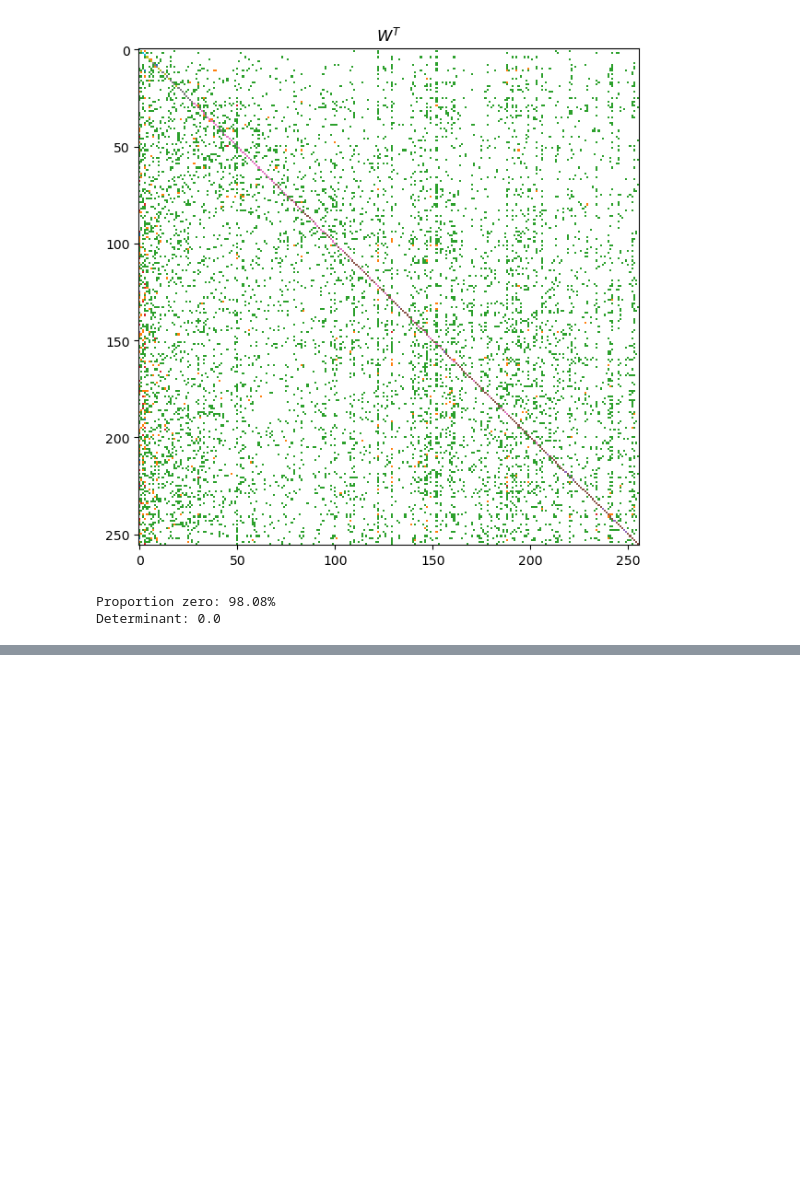
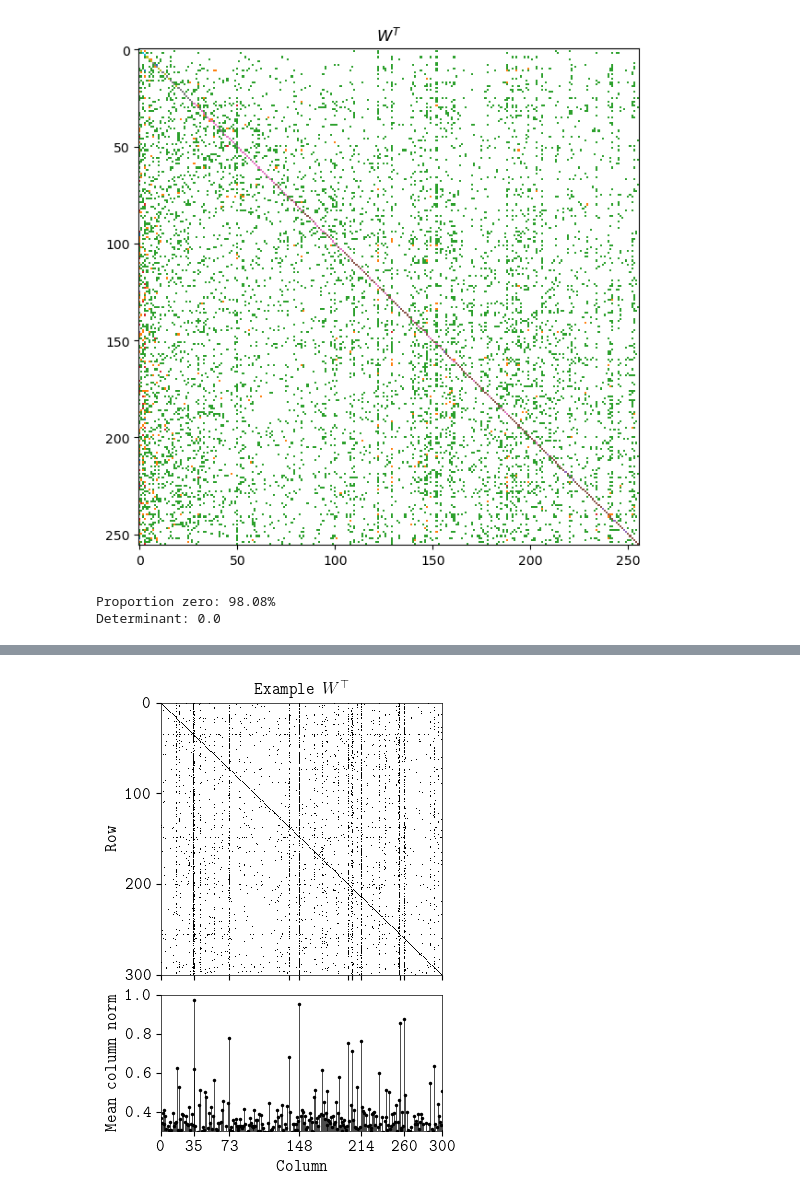
Before and after one commit to kamperh/linearvc, a Jupyter notebook: doc/analysis_matrices.ipynb, the cells around one changed output, grey strips where cells are left out. Cells and saved outputs as stored; diff of their text form; code cells hidden in the pictures; blank space fills up the shorter version.

```diff
--- a/doc/analysis_matrices.ipynb
+++ b/doc/analysis_matrices.ipynb
@@ -387,0 +491,68 @@ Determinant: 0.0
+# %%
+# Figure for paper
+columnwidth_in = 3.1614172222244096844*0.75
+columnwidth_in = columnwidth_in * 12 / 8  # 12pt font here should appear as 8pt
+
+plt.rcParams.update(
+    {
+        "figure.subplot.bottom": 0.09,
+        "figure.subplot.left": 0.16,
+        "figure.subplot.right": 0.95,
+        "figure.subplot.top": 0.95,
+        "font.family": "monospace",
+        "font.serif": "Computer Modern Roman",
+        "font.sans-serif": "Computer Modern Sans serif",
+        "font.size": 12,
+        "legend.fontsize": "medium",
+        "text.usetex": True,
+        "axes.titlesize": "medium",
+        "axes.linewidth": 0.5,
+        "lines.linewidth": 1,
+        "lines.markersize": 5,
+        "lines.markeredgewidth": 0,
+        "savefig.transparent": True,
+    }
+)
+
+fig, ax = plt.subplots(
+    2, 1, figsize=(columnwidth_in, columnwidth_in * 1.4), gridspec_kw={'height_ratios': [2, 1]}
+)
+
+matrix = projmats["1272-1462"].copy()
+matrix[np.abs(matrix) < 1e-4] = 0.0
+matrix[np.abs(matrix) > 1e-4] = 1.0
+ax[0].imshow(matrix.T, cmap="binary", aspect="auto", interpolation="none")
+
+ax[0].set_xticks([0, 35, 137, 73, 148, 200, 204, 214, 255, 260, 300])
+ax[0].tick_params(labelbottom=False)
+# ax[0].set_xticks([0, 35, 100, 148, 200, 260, 300, 400, 500])
+ax[0].set_yticks([0, 100, 200, 300, 400, 500])
+ax[0].set_xlim([0, 300])
+ax[0].set_ylim([300, 0])
+ax[0].set_ylabel("Row")
+ax[0].set_title(r"Example $W^\top$")
+
+from matplotlib.ticker import FormatStrFormatter
+ax[0].xaxis.set_major_formatter(FormatStrFormatter("%d"))
+ax[0].yaxis.set_major_formatter(FormatStrFormatter("%d"))
+
+
+markerline, stemlines, baseline = ax[1].stem(
+    np.arange(len(norms)), norms, markerfmt=".", linefmt="k-", basefmt=" "
+)
+plt.setp(stemlines, 'linewidth', 0.5)
+
+ax[1].set_xticks([0, 35, 73, 148, 214, 260, 300])
+ax[1].set_xlim([0, 300])
+ax[1].set_ylim([0.3, 1.0])
+ax[1].set_xlabel("Column")
+ax[1].set_ylabel("Mean column norm")
+
+ax[1].xaxis.set_major_formatter(FormatStrFormatter("%d"))
+ax[1].yaxis.set_major_formatter(FormatStrFormatter("%.1f"))
+
+plt.subplots_adjust(hspace=0.10)
+
+plt.savefig("lasso_norms.pdf")
+# %% [output]
+[figure, added]
```
Also changed, not shown: parts of 11 cells of this notebook, 5 other files.
